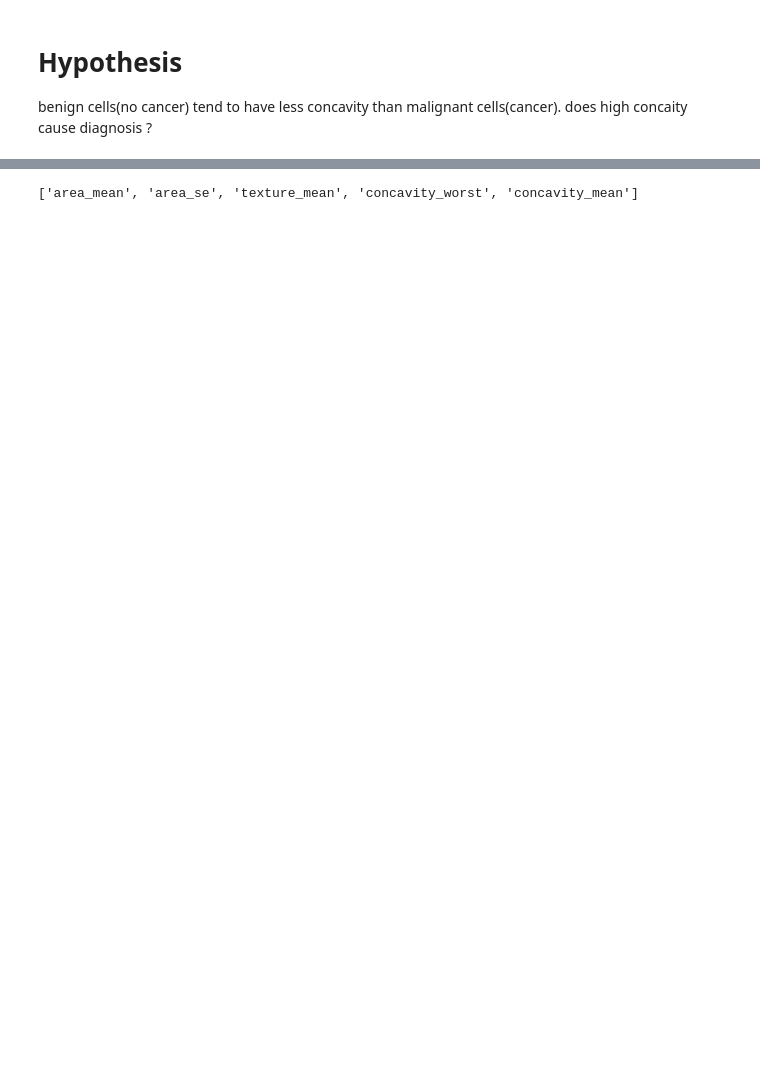
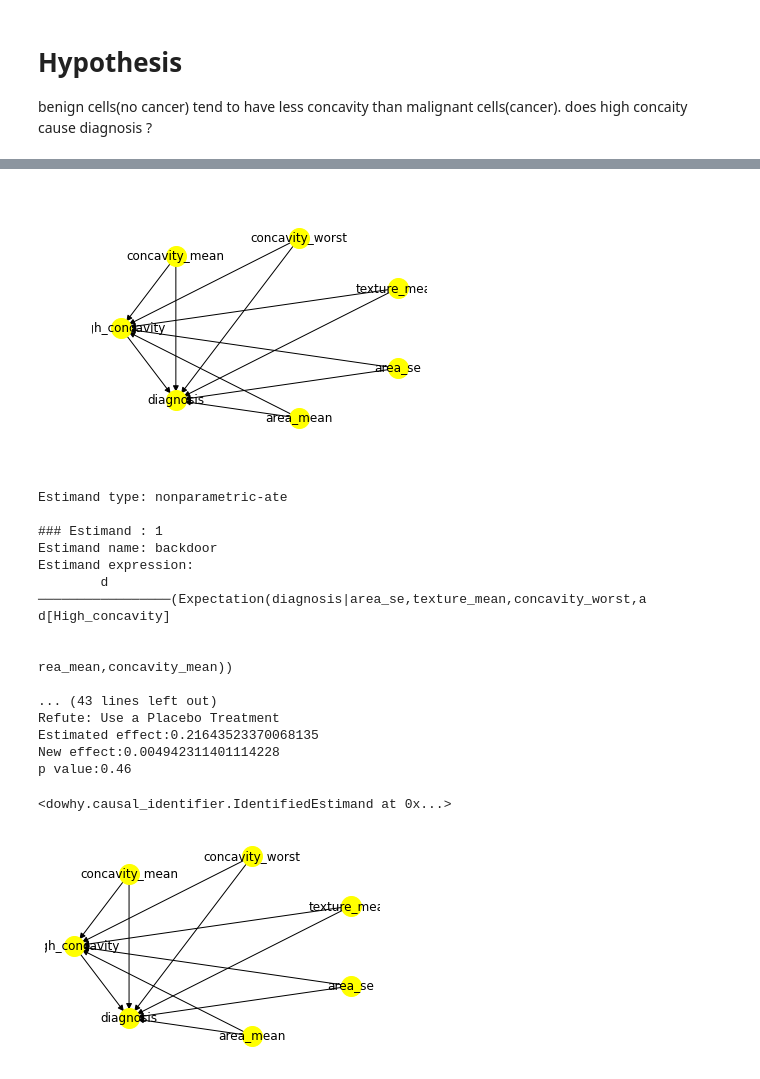
Before and after one commit to joluoch/causalinference, a Jupyter notebook: notebook/DOWHY.ipynb, the cells around one changed output, grey strips where cells are left out. Saved outputs shown, nothing was run; the diff lists cells and outputs as text; code cells hidden in the pictures; blank space fills up the shorter version.

```diff
--- a/notebook/DOWHY.ipynb
+++ b/notebook/DOWHY.ipynb
@@ -15,3 +17,36 @@ DoWhy is a Python Library that sparks causal thinking and analysis via 4-steps:
 4. Verify the validity of the estimate using a variety of robustness checks.
 
 If we make it more simple, the way DoWhy package done Causal Analysis is by Creating Causal Model -> Identify Effect -> Estimate the Effect -> Validate.
+# %%
+class Causal_Model:
+    def __init__(self,df:pd.DataFrame,treatment:str,outcome:str)->None:
+        self.df=df
+        self.treatment=treatment
+        self.outcome=outcome
+
+    def dowhy_model(self):
+        labelencoder = LabelEncoder()
+        self.df[self.outcome] = labelencoder.fit_transform(self.df[self.outcome])
+        cols=list(self.df.columns)
+        if self.treatment in cols and self.outcome in cols :
+            xs = self.df.drop([self.treatment,self.outcome], axis = 1)
+        xs=xs.columns.tolist()
+        model=CausalModel(
+            data= self.df,
+            treatment=self.treatment,
+            outcome=self.outcome,
+            common_causes=xs
+        )
+        model.view_model()
+        display(Image(filename="causal_model.png"))
+        estimands = model.identify_effect()
+        print(estimands)
+        estimate = model.estimate_effect(estimands,method_name = "backdoor.propensity_score_weighting")
+        print(estimate)
+        refutel1 = model.refute_estimate(estimands,estimate, "random_common_cause")
+        print(refutel1)
+        refutel2 = model.refute_estimate(estimands,estimate, "data_subset_refuter")
+        print(refutel2)
+        refutel3 = model.refute_estimate(estimands,estimate, "placebo_treatment_refuter")
+        print(refutel3)
+        return estimands
@@ -87,5 +94,26 @@ data
-# %%
-xs = data.iloc[:,1:6].columns.tolist()
-xs
-# %% [output]
-['area_mean', 'area_se', 'texture_mean', 'concavity_worst', 'concavity_mean']
+# %%
+c=Causal_Model(data,'High_concavity','diagnosis')
+# %%
+
+c.dowhy_model()
+# %% [output]
+[figure, added]
+Estimand type: nonparametric-ate
+
+### Estimand : 1
+Estimand name: backdoor
+Estimand expression:
+        d
+─────────────────(Expectation(diagnosis|area_se,texture_mean,concavity_worst,a
+d[High_concavity]
+
+
+rea_mean,concavity_mean))
+
+... (43 lines left out)
+Refute: Use a Placebo Treatment
+Estimated effect:0.21643523370068135
+New effect:0.004942311401114228
+p value:0.46
+<dowhy.causal_identifier.IdentifiedEstimand at 0x...>
+[figure, added]
```
Also changed, not shown: parts of 24 cells of this notebook, 3 other files.
